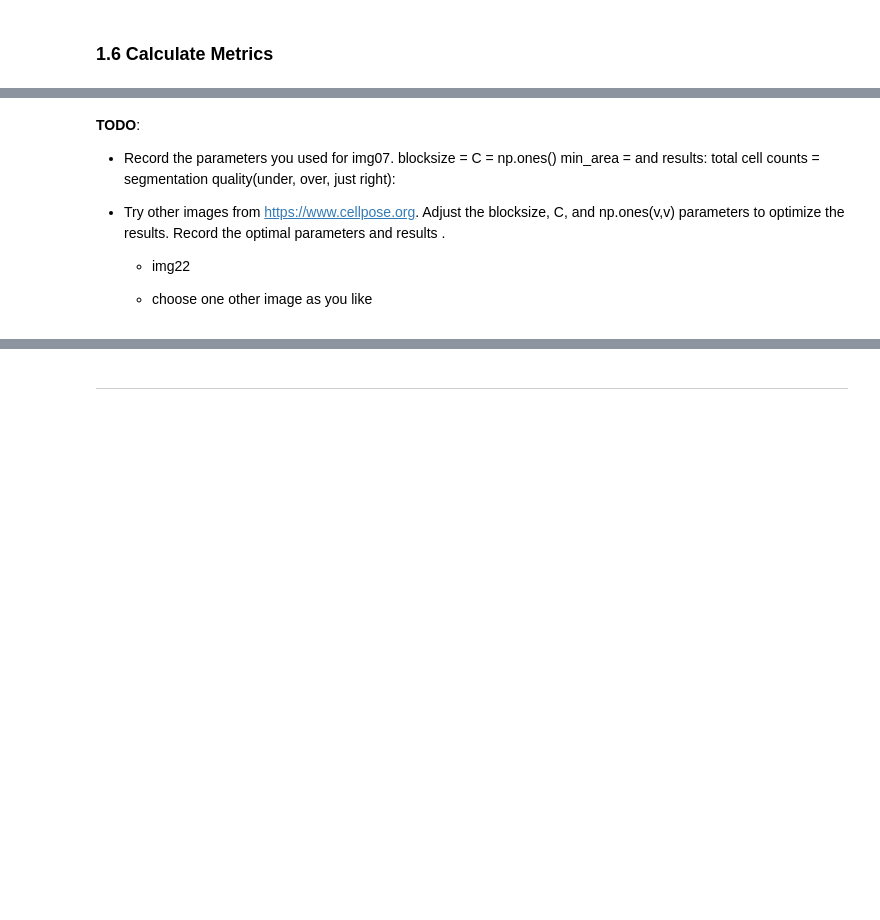
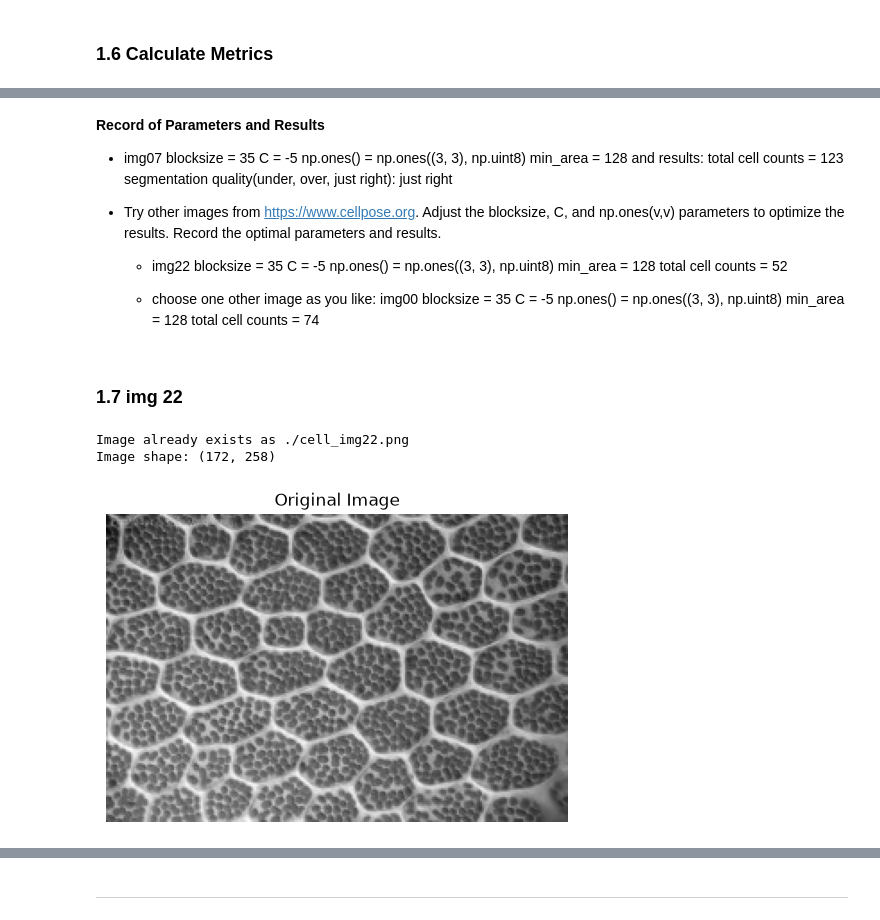
Before and after one commit to 2379836379/Artificial-Intelligence-for-Chemistry-Laboratory-2026Summer-PKU, a Jupyter notebook: lab3_intro2CellSeg.ipynb, the cells around one changed output, grey strips where cells are left out. Saved outputs shown, nothing was run; the diff lists cells and outputs as text; code cells hidden in the pictures; blank space fills up the shorter version.

```diff
--- a/lab3_intro2CellSeg.ipynb
+++ b/lab3_intro2CellSeg.ipynb
@@ -212,15 +227,56 @@ plt.show()
 # %% [markdown]
-**TODO**: </br>
-- Record the parameters you used for img07.</br>
-    blocksize =       </br>
-    C =               </br>
-    np.ones()         </br>
-    min_area =        </br>
+**Record of Parameters and Results** </br>
+- img07</br>
+    blocksize = 35 </br>
+    C = -5 </br>
+    np.ones() = np.ones((3, 3), np.uint8) </br>
+    min_area = 128 </br>
     and results:</br>
-    total cell counts =    </br>
-    segmentation quality(under, over, just right):  </br>
+    total cell counts = 123 </br>
+    segmentation quality(under, over, just right): just right </br>
 
-- Try other images from https://www.cellpose.org.  Adjust the blocksize, C, and np.ones(v,v) parameters to optimize the results. Record the optimal parameters and results . </br>
+- Try other images from https://www.cellpose.org. Adjust the blocksize, C, and np.ones(v,v) parameters to optimize the results. Record the optimal parameters and results. </br>
     - img22 </br>
+      blocksize = 35 </br>
+      C = -5 </br>
+      np.ones() = np.ones((3, 3), np.uint8) </br>
+      min_area = 128 </br>
+      total cell counts = 52 </br>
 
-    - choose one other image as you like </br>
+    - choose one other image as you like: img00 </br>
+      blocksize = 35 </br>
+      C = -5 </br>
+      np.ones() = np.ones((3, 3), np.uint8) </br>
+      min_area = 128 </br>
+      total cell counts = 74 </br>
+# %% [markdown]
+### 1.7 img 22
+# %%
+url = "https://www.cellpose.org/static/images/img22.png"
+filename = "./cell_img22.png"
+
+# Download the image if it doesn't exist
+
+if not os.path.exists(filename):
+
+    response = requests.get(url)
+    with open(filename, 'wb') as f:
+        f.write(response.content)
+        print(f"Image downloaded and saved as {filename}")
+else:
+    print(f"Image already exists as {filename}")
+
+# Load the image
+image = cv2.imread(filename, cv2.IMREAD_GRAYSCALE)
+print(f"Image shape: {image.shape}")
+
+# Show the original image
+plt.figure(figsize=(6, 4))
+plt.imshow(image, cmap='gray')
+plt.axis('off')
+plt.title('Original Image')
+plt.show()
+# %% [output]
+Image already exists as ./cell_img22.png
+Image shape: (172, 258)
+[figure, added]
```
Also changed, not shown: parts of 21 cells of this notebook, 13 other files.
